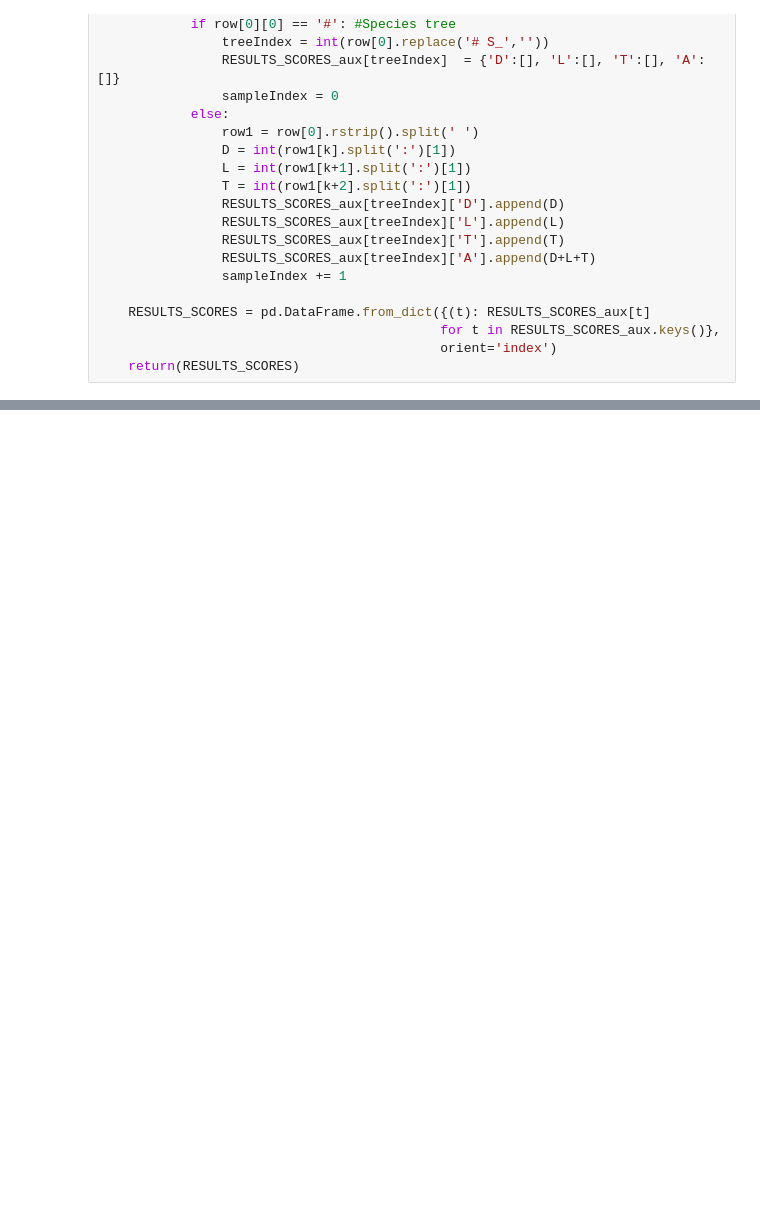
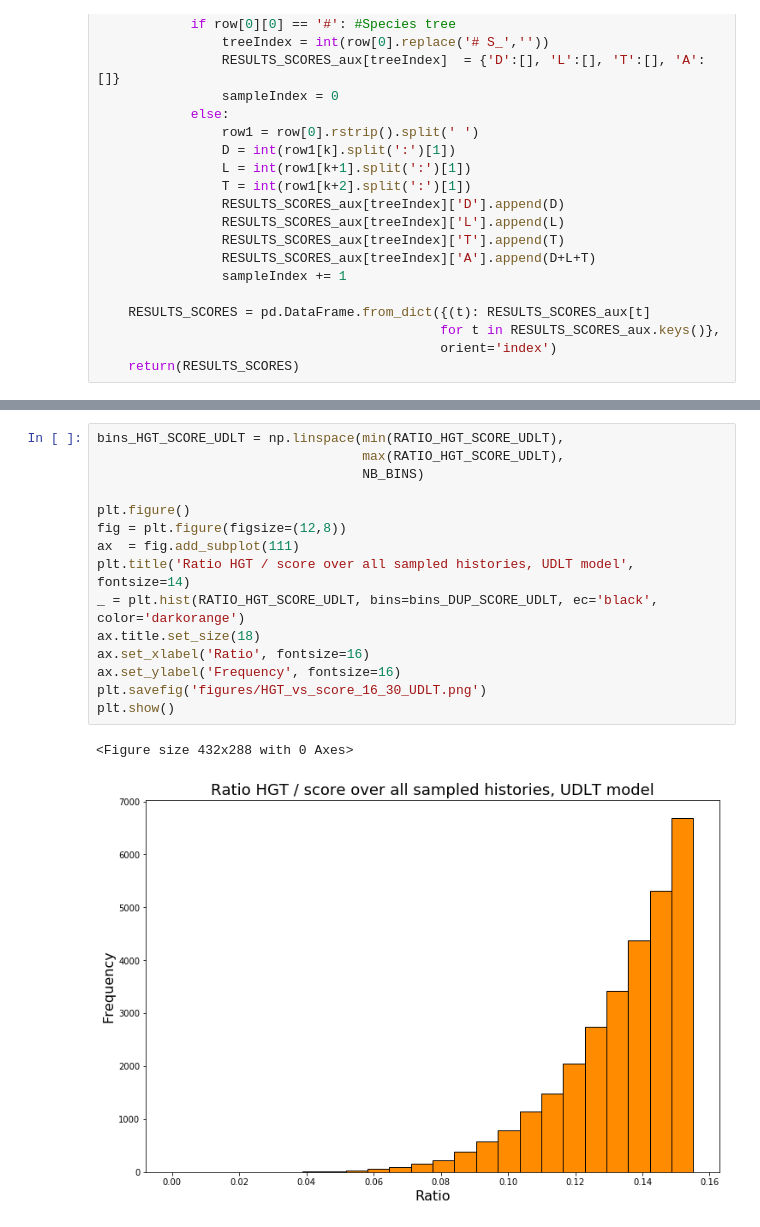
Before and after one commit to cchauve/DLT-Histories, a Jupyter notebook: DLTcount/doc/Paper_figures.ipynb, the cells around one changed output, grey strips where cells are left out. Saved outputs shown, nothing was run; the diff lists cells and outputs as text; blank space fills up the shorter version.

```diff
--- a/DLTcount/doc/Paper_figures.ipynb
+++ b/DLTcount/doc/Paper_figures.ipynb
@@ -498,0 +524,18 @@ plt.show()
+# %%
+bins_HGT_SCORE_UDLT = np.linspace(min(RATIO_HGT_SCORE_UDLT),
+                                  max(RATIO_HGT_SCORE_UDLT),
+                                  NB_BINS)
+
+plt.figure()
+fig = plt.figure(figsize=(12,8))
+ax  = fig.add_subplot(111)
+plt.title('Ratio HGT / score over all sampled histories, UDLT model', fontsize=14)
+_ = plt.hist(RATIO_HGT_SCORE_UDLT, bins=bins_DUP_SCORE_UDLT, ec='black', color='darkorange')
+ax.title.set_size(18)
+ax.set_xlabel('Ratio', fontsize=16)
+ax.set_ylabel('Frequency', fontsize=16)
+plt.savefig('figures/HGT_vs_score_16_30_UDLT.png')
+plt.show()
+# %% [output]
+<Figure size 432x288 with 0 Axes>
+[figure, added]
```
Also changed, not shown: parts of 13 cells of this notebook, 17 other files.
